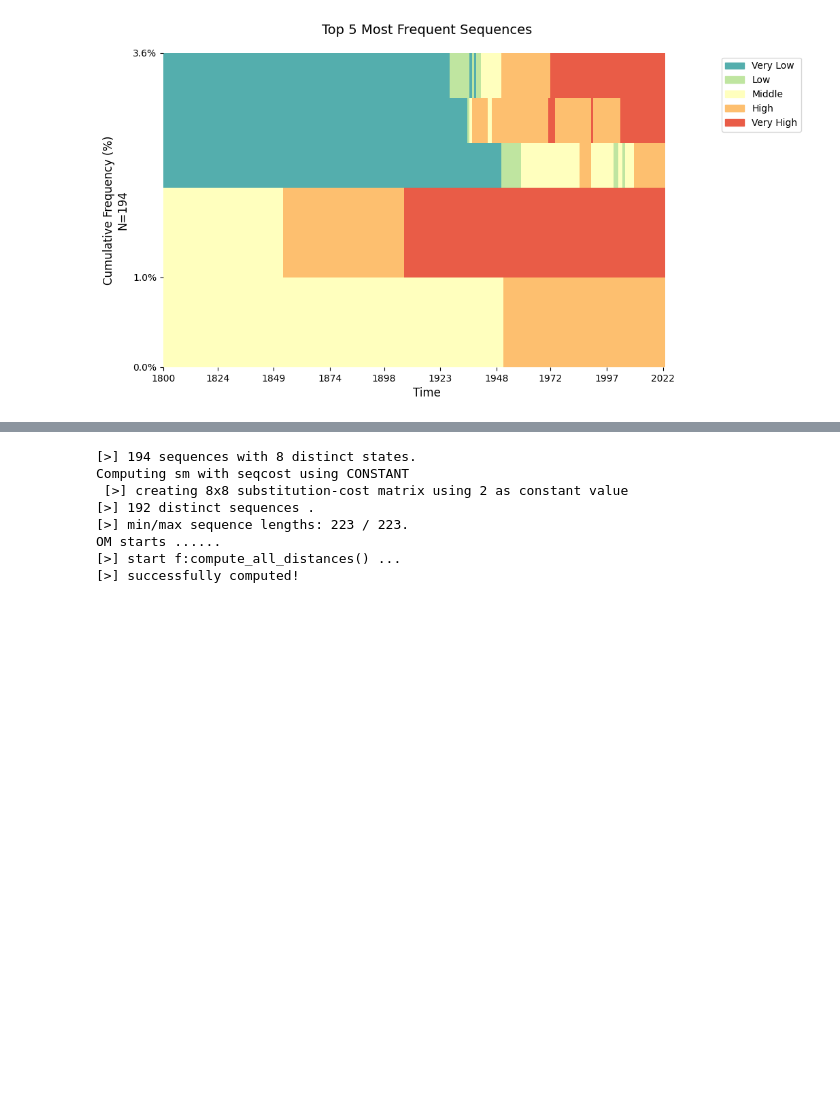
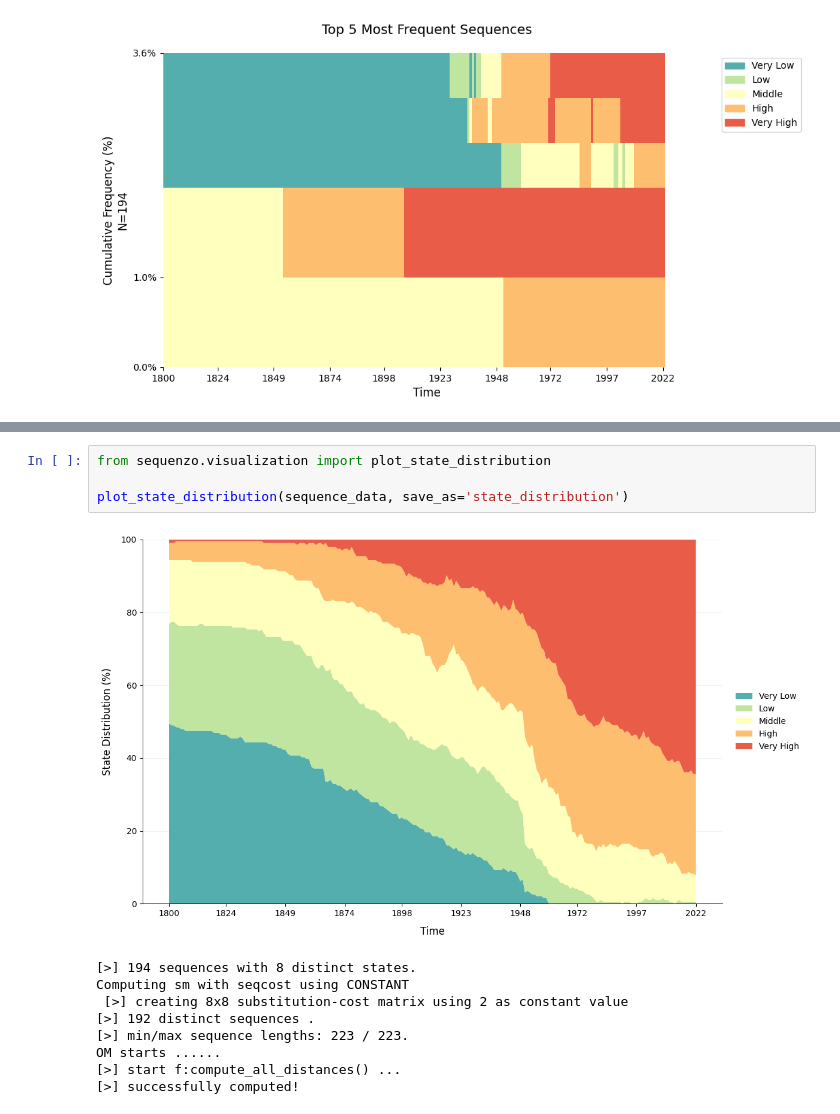
Before and after one commit to Liang-Team/Sequenzo, a Jupyter notebook: Tutorials/01_quickstart.ipynb, the cells around one changed output, grey strips where cells are left out. Drawn from its saved outputs; the diff is of its cells as text; blank space fills up the shorter version.

```diff
--- a/Tutorials/01_quickstart.ipynb
+++ b/Tutorials/01_quickstart.ipynb
@@ -158,3 +164,9 @@ plot_mean_time(sequence_data)
+# %%
+from sequenzo.visualization import plot_state_distribution
+
+plot_state_distribution(sequence_data, save_as='state_distribution')
+# %% [output]
+[figure, added]
 # %%
 # %% [output]
 [>] 194 sequences with 8 distinct states.
```
Also changed, not shown: parts of 3 cells of this notebook, 7 other files.
